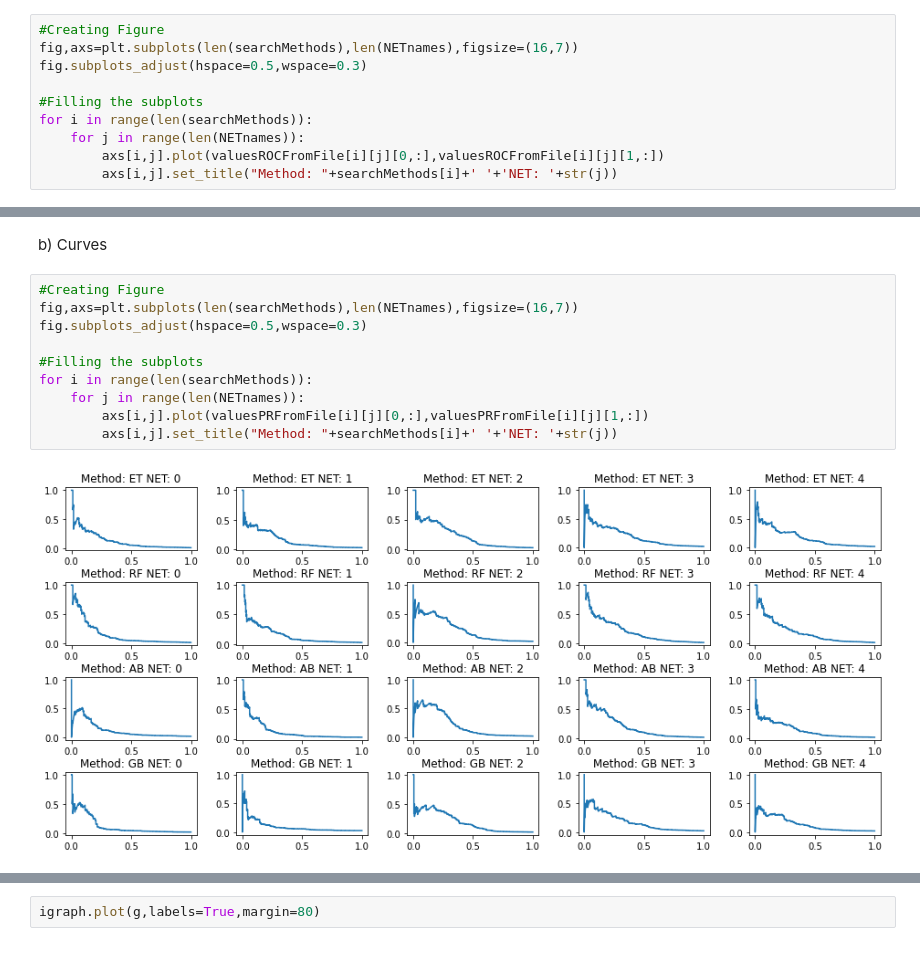
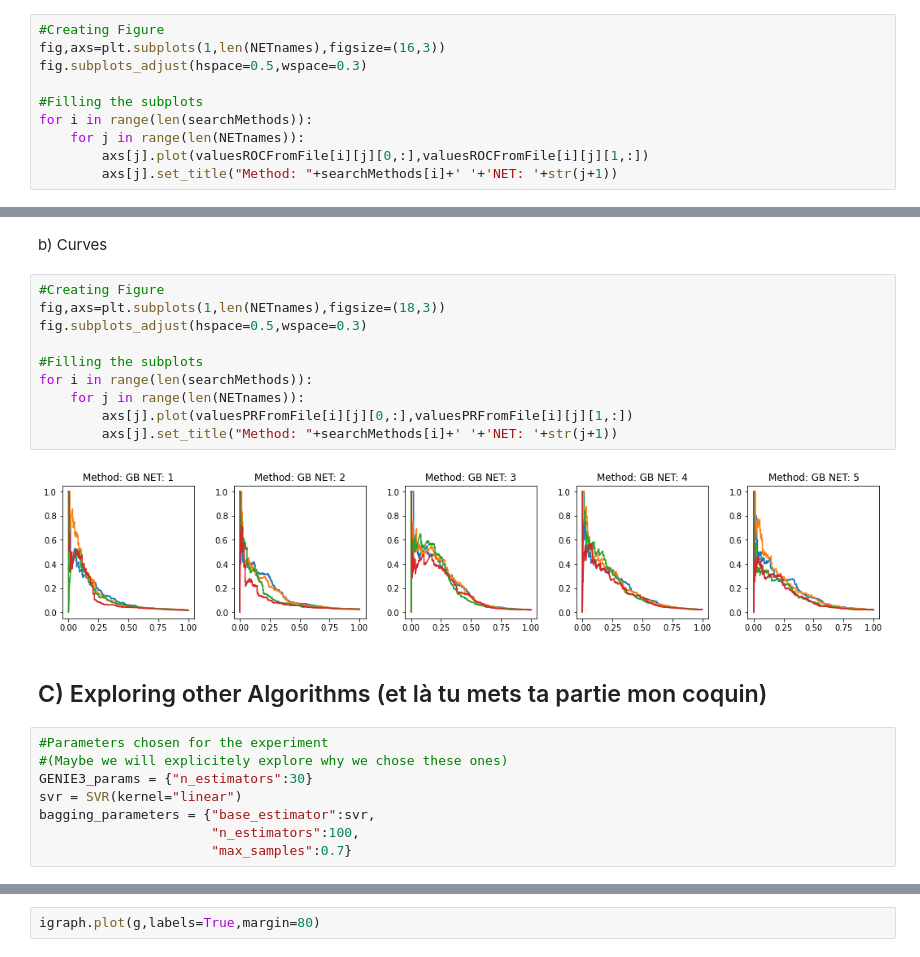
Before and after one commit to LeroyAdrien/GENIE3, a Jupyter notebook: scripts/notebooks/Experimenting_with_GENIE3.ipynb, the cells around one changed output, grey strips where cells are left out. Cells and saved outputs as stored; diff of their text form.

```diff
--- a/scripts/notebooks/Experimenting_with_GENIE3.ipynb
+++ b/scripts/notebooks/Experimenting_with_GENIE3.ipynb
@@ -452,12 +457,12 @@ display(tableROCScore)
 b) Curves
 # %%
 #Creating Figure
-fig,axs=plt.subplots(len(searchMethods),len(NETnames),figsize=(16,7))
+fig,axs=plt.subplots(1,len(NETnames),figsize=(16,3))
 fig.subplots_adjust(hspace=0.5,wspace=0.3)
 
 #Filling the subplots
 for i in range(len(searchMethods)):
     for j in range(len(NETnames)):
-        axs[i,j].plot(valuesROCFromFile[i][j][0,:],valuesROCFromFile[i][j][1,:])
-        axs[i,j].set_title("Method: "+searchMethods[i]+' '+'NET: '+str(j))
+        axs[j].plot(valuesROCFromFile[i][j][0,:],valuesROCFromFile[i][j][1,:])
+        axs[j].set_title("Method: "+searchMethods[i]+' '+'NET: '+str(j+1))
 # %% [output]
@@ -481,13 +486,23 @@ display(tablePRScore)
 b) Curves
 # %%
 #Creating Figure
-fig,axs=plt.subplots(len(searchMethods),len(NETnames),figsize=(16,7))
+fig,axs=plt.subplots(1,len(NETnames),figsize=(18,3))
 fig.subplots_adjust(hspace=0.5,wspace=0.3)
 
 #Filling the subplots
 for i in range(len(searchMethods)):
     for j in range(len(NETnames)):
-        axs[i,j].plot(valuesPRFromFile[i][j][0,:],valuesPRFromFile[i][j][1,:])
-        axs[i,j].set_title("Method: "+searchMethods[i]+' '+'NET: '+str(j))
+        axs[j].plot(valuesPRFromFile[i][j][0,:],valuesPRFromFile[i][j][1,:])
+        axs[j].set_title("Method: "+searchMethods[i]+' '+'NET: '+str(j+1))
 # %% [output]
-[figure, old version]
+[figure, new version]
+# %% [markdown]
+## C) Exploring other Algorithms (et là tu mets ta partie mon coquin)
+# %%
+#Parameters chosen for the experiment
+#(Maybe we will explicitely explore why we chose these ones)
+GENIE3_params = {"n_estimators":30}
+svr = SVR(kernel="linear")
+bagging_parameters = {"base_estimator":svr,
+                      "n_estimators":100,
+                      "max_samples":0.7}
```
Also changed, not shown: parts of 5 cells of this notebook.
